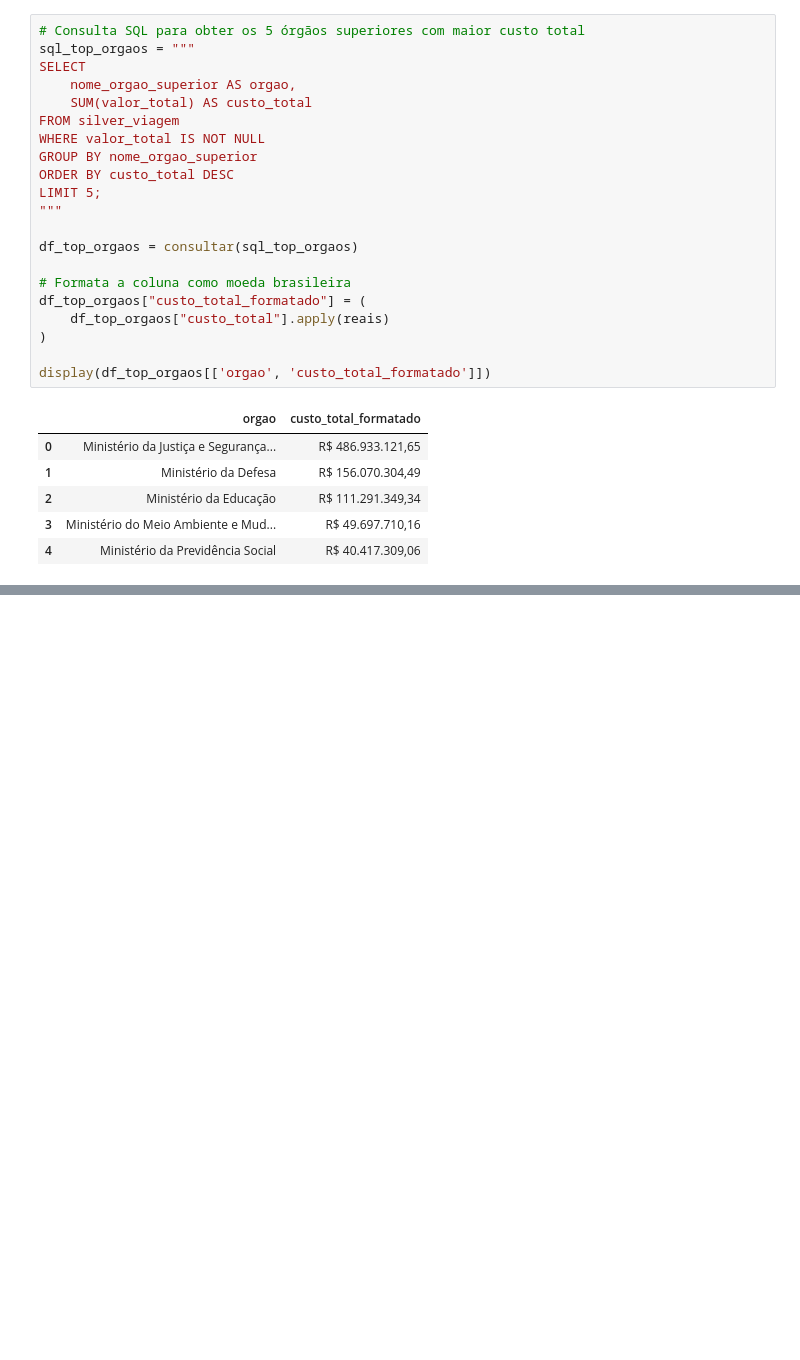
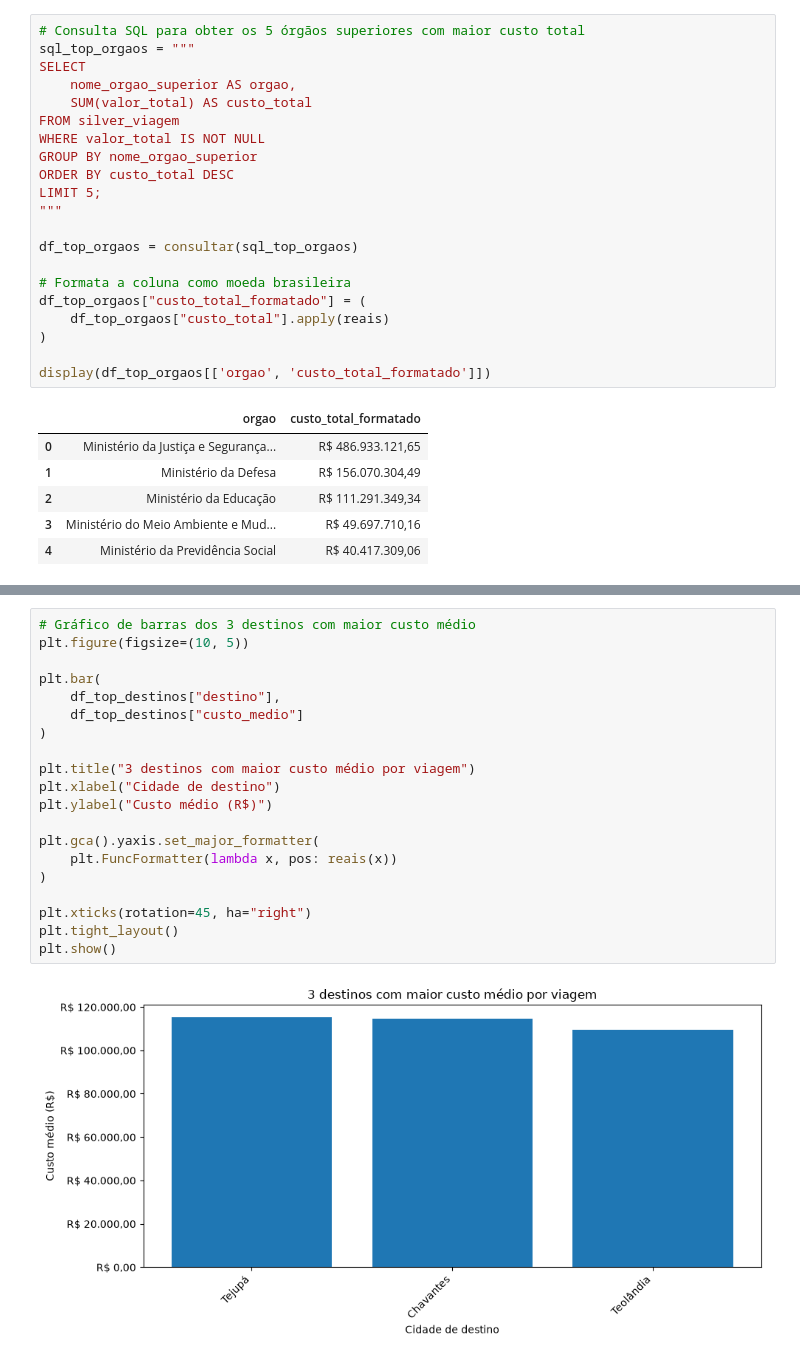
Before and after one commit to heloisacomelli/Projeto-Avaliativo-Modulo1-Heloisa_Campos_Comelli, a Jupyter notebook: 3_analise.ipynb, the cells around one changed output, grey strips where cells are left out. Cells and saved outputs as stored; diff of their text form; blank space fills up the shorter version.

Commit message:
feat: realiza a análise dos destinos com maior custo médio por viagem

```diff
--- a/3_analise.ipynb
+++ b/3_analise.ipynb
@@ -74,0 +123,22 @@ plt.show()
+# %%
+# Gráfico de barras dos 3 destinos com maior custo médio
+plt.figure(figsize=(10, 5))
+
+plt.bar(
+    df_top_destinos["destino"],
+    df_top_destinos["custo_medio"]
+)
+
+plt.title("3 destinos com maior custo médio por viagem")
+plt.xlabel("Cidade de destino")
+plt.ylabel("Custo médio (R$)")
+
+plt.gca().yaxis.set_major_formatter(
+    plt.FuncFormatter(lambda x, pos: reais(x))
+)
+
+plt.xticks(rotation=45, ha="right")
+plt.tight_layout()
+plt.show()
+# %% [output]
+[figure, added]
```
Also changed, not shown: parts of 3 cells of this notebook.
